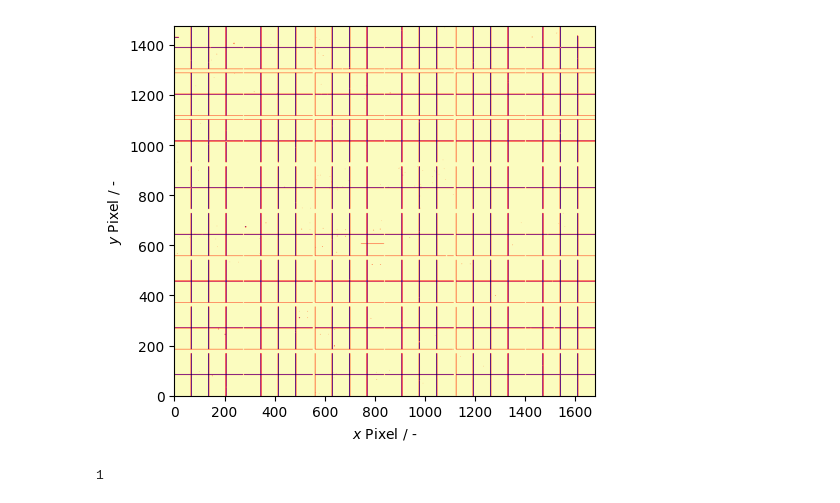
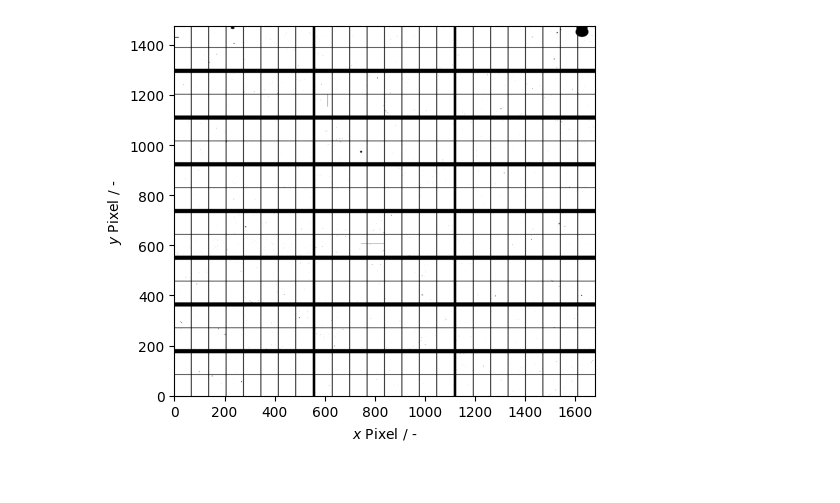
Before and after one commit to BenjaminMD/pilatus_mask, a Jupyter notebook: mask.ipynb, the cells around one changed output. Saved outputs shown, nothing was run; the diff lists cells and outputs as text; code cells hidden in the pictures.

```diff
--- a/mask.ipynb
+++ b/mask.ipynb
@@ -23,43 +23,38 @@ class PilatusMask:
         y_region = self.regions[:,3]
         y_region = y_region[y_region != None]
         self.y_submodules = np.concatenate([y_region + 98, [98]])
         self.mask = np.zeros((self.x_size, self.y_size))
         for y1, y2, x1, x2 in self.regions:
             if y1 is None and y2 is None:
-                self.mask[x1-1-self.e:x2+self.e,:] = -1
+                self.mask[x1-1-self.e:x2+self.e,:] = +1
             else:
-                self.mask[:,y1-1-self.e:y2+self.e] = -1
+                self.mask[:,y1-1-self.e:y2+self.e] = +1
 
     def save_mask(self, filename):
         np.save(filename, self.mask)
 
     def plot_mask(self):
         fig, ax = plt.subplots()
-        ax.imshow(self.mask, cmap='magma', origin='lower', extent=[0, self.x_size, 0, self.y_size], aspect='equal')
+        ax.imshow(self.mask, cmap='binary', origin='lower', extent=[0, self.x_size, 0, self.y_size], aspect='equal')
         ax.set(xlabel='$x$ Pixel / -', ylabel='$y$ Pixel / -')
         plt.show()
 
     def sub_grid_masking(self):
         for x in self.x_submodules:
-            self.mask[:,x-2:x+1] = -1
+            self.mask[:,x-2:x+1] = +1
         for y in self.y_submodules:
-            self.mask[y-2:y+1,:] = -1
+            self.mask[y-2:y+1,:] = +1
 
     def combine_mask(self, path_to_mask):
         mask = np.load(path_to_mask)
-        self.mask = np.logical_or(self.mask, mask).astype(int) + 1
+        self.mask = np.logical_or(self.mask, mask).astype(int)
 
 
 mask = PilatusMask()
 mask.sub_grid_masking()
 mask.combine_mask('/home/ben/DESY_PDF/0_data/maskMZ.npy')
-mask.combine_mask('/home/ben/DESY_PDF/0_data/config/mask.npy')
+# mask.combine_mask('/home/ben/DESY_PDF/0_data/config/mask.npy')
 mask.plot_mask()
 mask.save_mask('combined_subsub_grid_mask.npy')
 # %% [output]
-[figure, old version]
+[figure, new version]
-# %%
-#mask.combine_mask('/home/ben/DESY_PDF/0_data/config/mask.npy')
-np.load('/home/ben/DESY_PDF/0_data/maskMZ.npy').max()
-# %% [output]
-1
```
